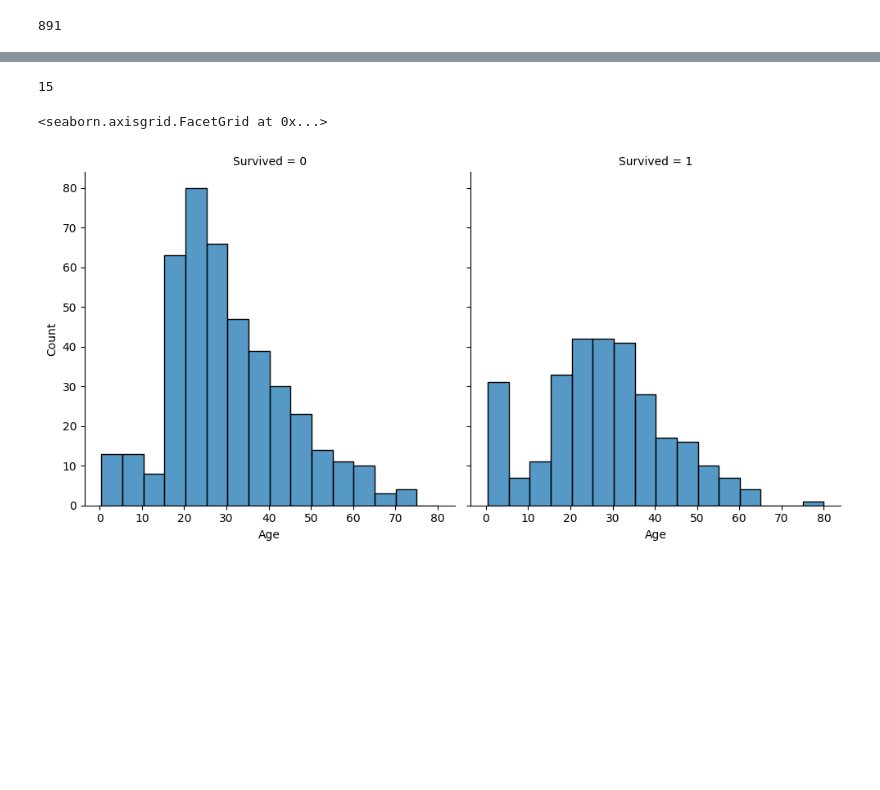
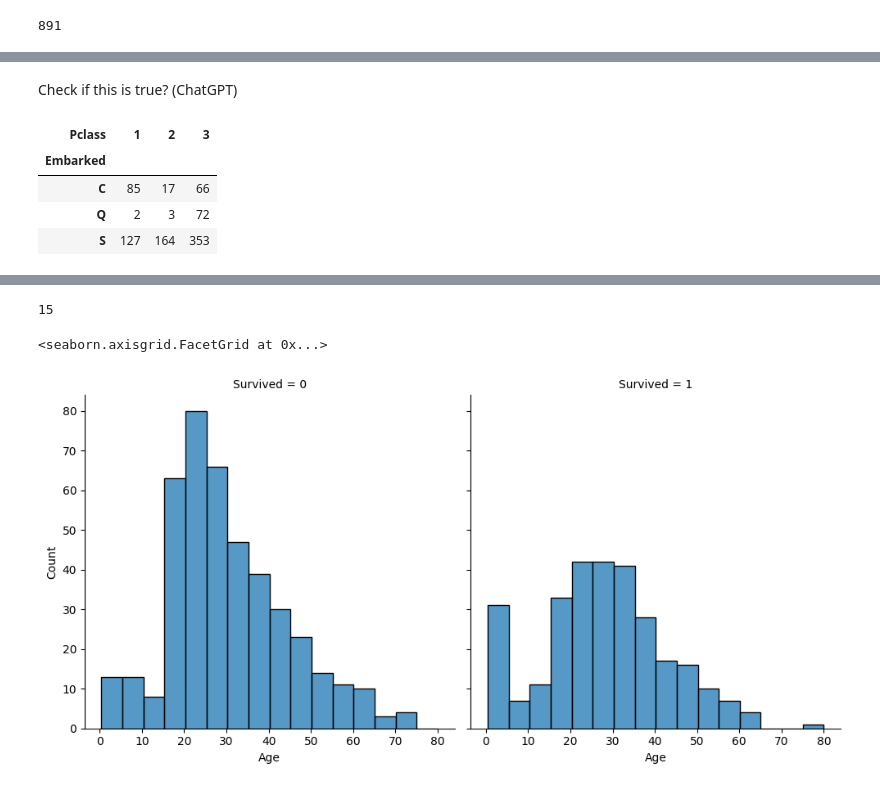
Before and after one commit to farahyakoubi-vives/ML_Assignment, a Jupyter notebook: Farah_Yakoubi.ipynb, the cells around one changed output, grey strips where cells are left out. Cells and saved outputs as stored; diff of their text form; code cells hidden in the pictures; blank space fills up the shorter version.

```diff
--- a/Farah_Yakoubi.ipynb
+++ b/Farah_Yakoubi.ipynb
@@ -175,0 +222,3 @@ Also confirms the hypothesis that the higher classes did have a higher likelyhoo
+# %%
+df_train['Family-Size'] = df_train['SibSp'] + df_train['Parch'] + 1
+df_test['Family-Size'] = df_test['SibSp'] + df_test['Parch'] + 1
@@ -175,0 +243,5 @@ Also confirms the hypothesis that the higher classes did have a higher likelyhoo
+# %%
+family_map = {1: "Alone", 2: "Small", 3: "Small", 4: "Small", 5: "Medium", 6: "Medium", 7: "Large", 8: "Large", 11: "Large"}
+# %%
+df_train['Family_Size_Grouped'] = df_train['Family-Size'].map(family_map)
+df_test['Family_Size_Grouped'] = df_test['Family-Size'].map(family_map)
@@ -175,0 +273,11 @@ Also confirms the hypothesis that the higher classes did have a higher likelyhoo
+# %% [markdown]
+Check if this is true?
+(ChatGPT)
+# %%
+pd.crosstab(df_train['Embarked'], df_train['Pclass'])
+# %% [output]
+| Pclass | 1 | 2 | 3 |
+| Embarked |  |  |  |
+| C | 85 | 17 | 66 |
+| Q | 2 | 3 | 72 |
+| S | 127 | 164 | 353 |
```
Also changed, not shown: parts of 43 cells of this notebook.
